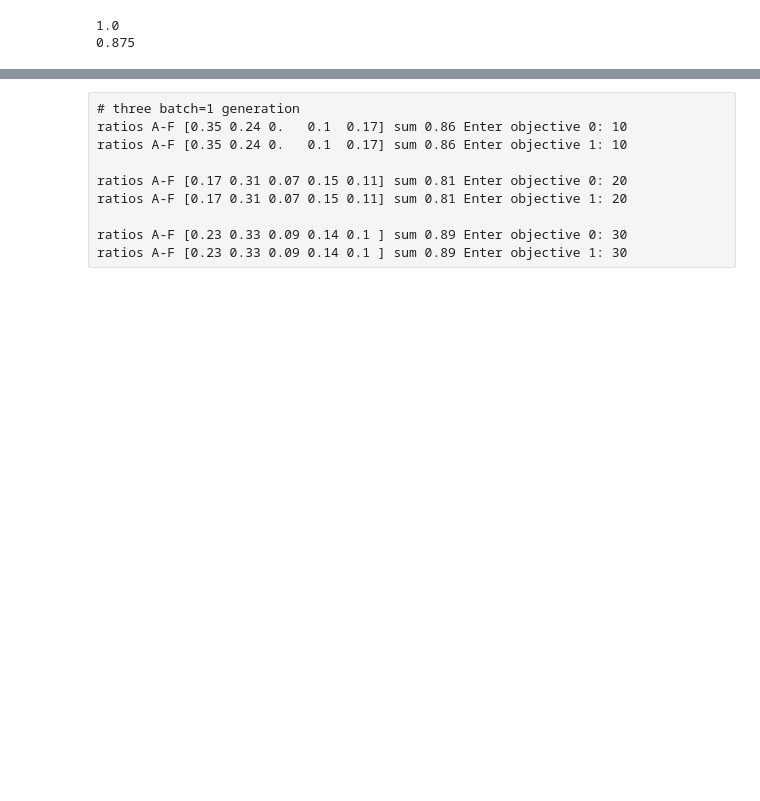
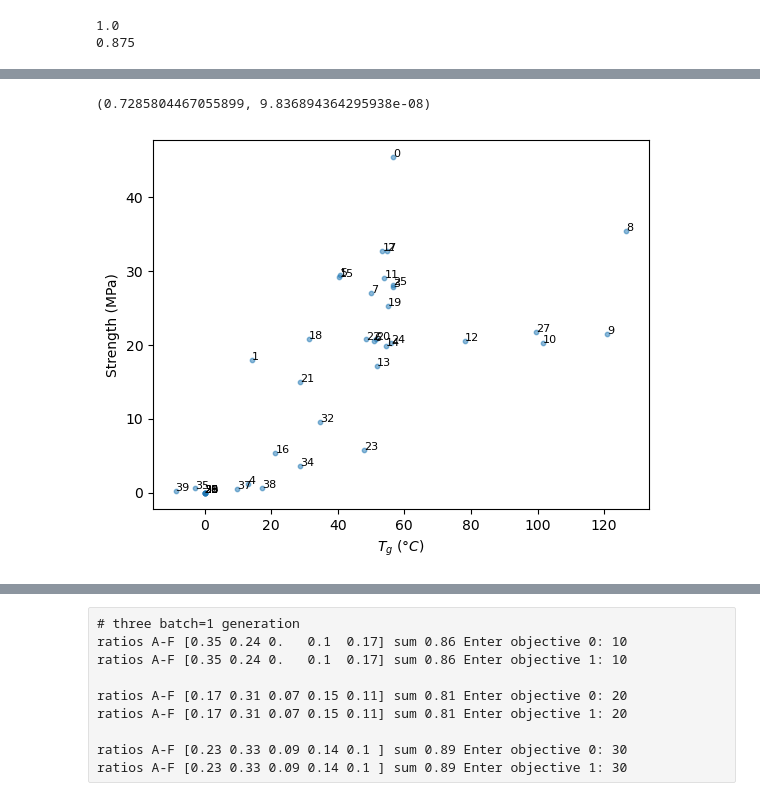
Before and after one commit to sattarik/MOBO_RFcons_LCD3D_6monomers, a Jupyter notebook: modified_3dp_6ratio.ipynb, the cells around one changed output, grey strips where cells are left out. Saved outputs shown, nothing was run; the diff lists cells and outputs as text; code cells hidden in the pictures; blank space fills up the shorter version.

```diff
--- a/modified_3dp_6ratio.ipynb
+++ b/modified_3dp_6ratio.ipynb
@@ -283,0 +357,20 @@ array([[ 56.6,  14.2,  54.8,  56.7,  13.1,  40.8,  50.9,  50.1, 126.7,
+# %%
+plt.scatter(Tg, strength, alpha=0.5, s=10)
+
+plt.xlabel(r'$T_g$ ($\degree C$)')
+#plt.ylabel(r'$U_T$ $(MJ/m^3)$')
+plt.ylabel('Strength (MPa)')
+
+
+for i in range(toughness.shape[0]):
+    #if toughness[i]>2:
+        plt.text(Tg[i], strength[i], str(i), fontsize=8)
+plt.savefig('strength_Tg.png', dpi=200)
+
+tg = Tg.reshape((-1, ))
+s = strength.reshape((-1, ))
+
+pearsonr(x=tg, y=s)
+# %% [output]
+(0.7285804467055899, 9.836894364295938e-08)
+[figure, added]
```
Also changed, not shown: parts of 9 cells of this notebook, 6 other files.
